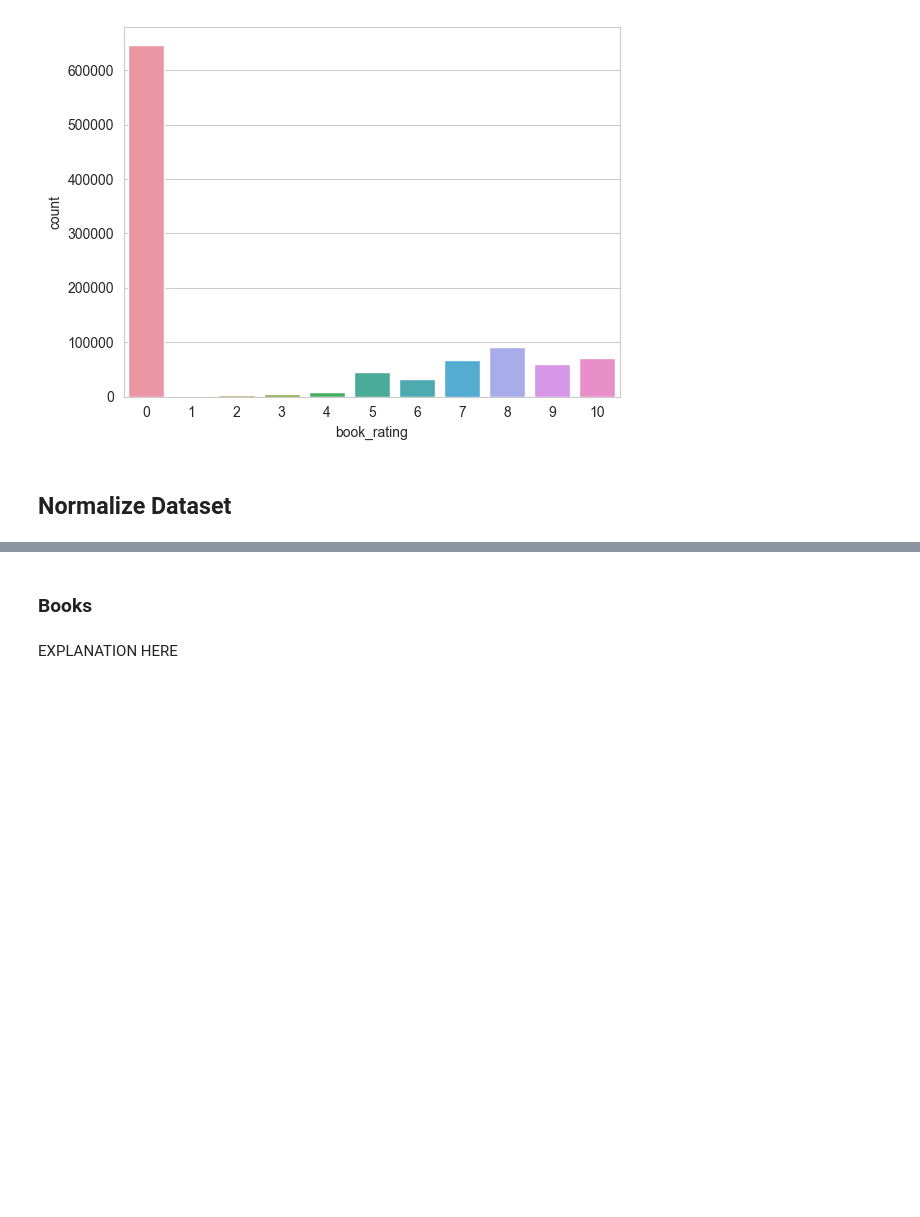
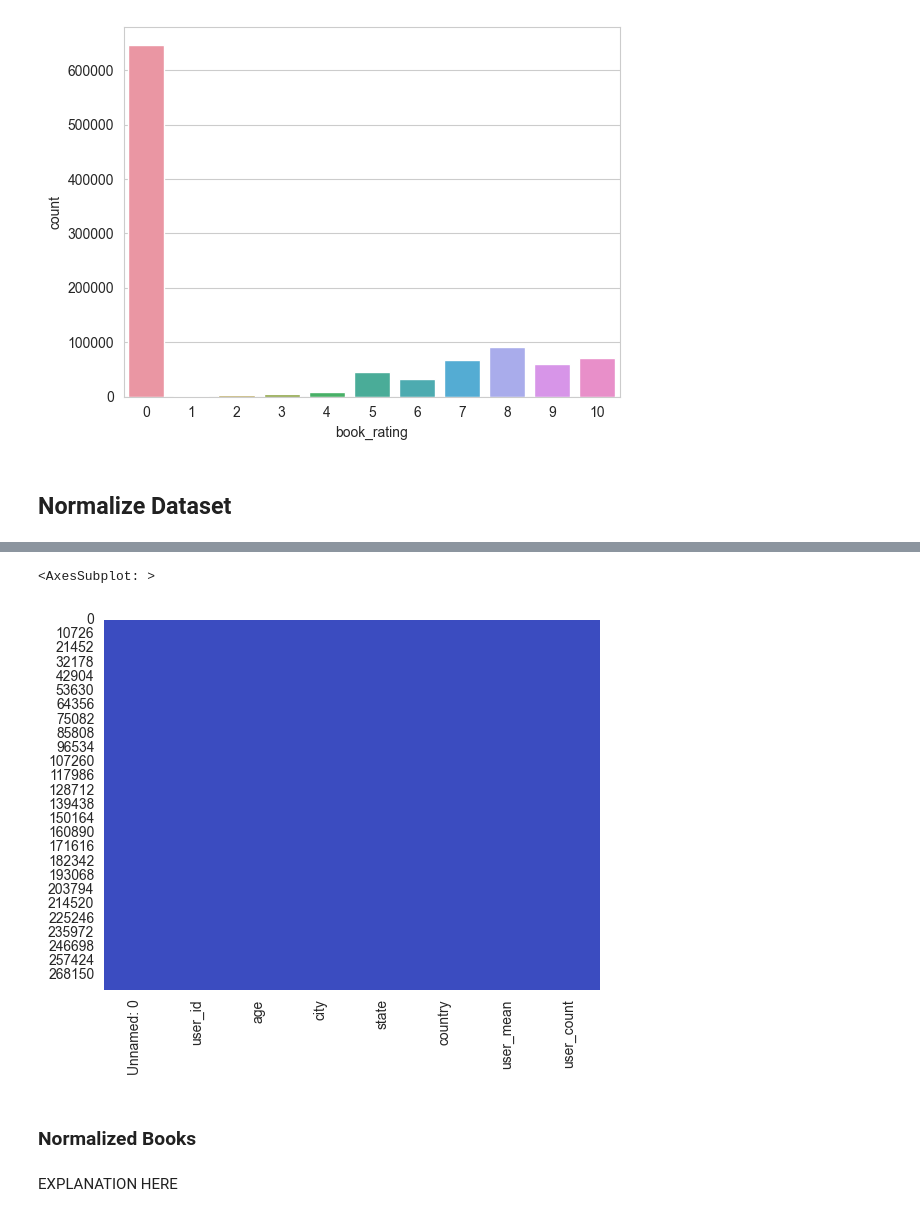
Before and after one commit to fichtnerma/Recommender, a Jupyter notebook: data-normalization.ipynb, the cells around one changed output, grey strips where cells are left out. Drawn from its saved outputs; the diff is of its cells as text; code cells hidden in the pictures; blank space fills up the shorter version.

```diff
--- a/data-normalization.ipynb
+++ b/data-normalization.ipynb
@@ -198,8 +243,13 @@ export_normalized_data(norm_books, norm_users, norm_ratings)
 norm_books, norm_users, norm_ratings = get_normalized_data(books_path='data/normalized_books.csv',
                                                            users_path='data/normalized_users.csv',
                                                            ratings_path='data/normalized_ratings.csv')
+# %%
+sns.heatmap(norm_users.isnull(), cbar = False, cmap='coolwarm')
+# %% [output]
+<AxesSubplot: >
+[figure, added]
 # %% [markdown]
-### Books
+### Normalized Books
 # %% [markdown]
 EXPLANATION HERE
 # %%
```
Also changed, not shown: parts of 13 cells of this notebook, 1 other file.
